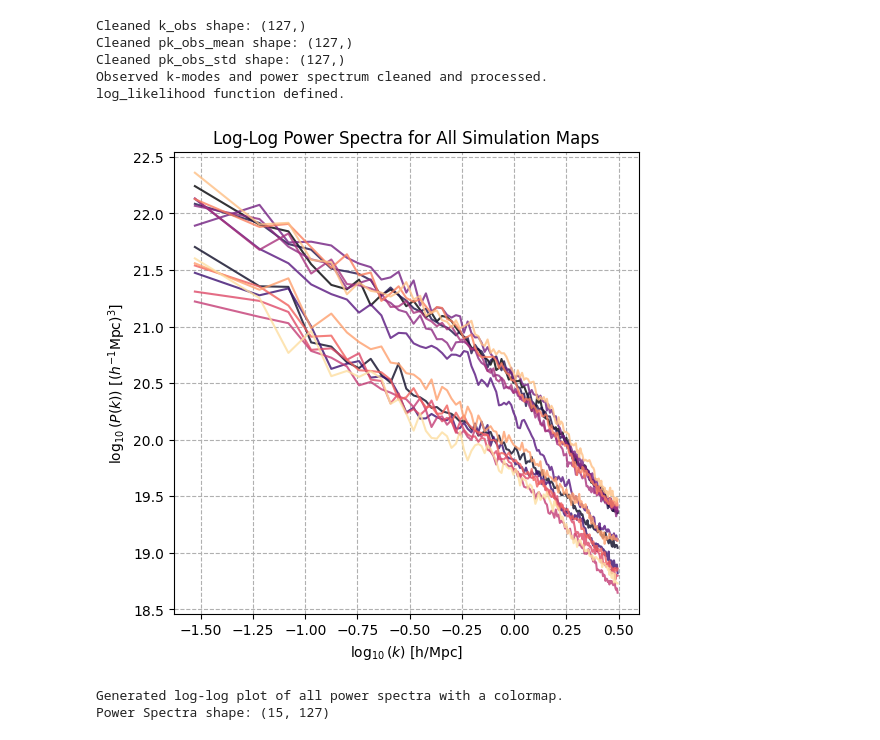
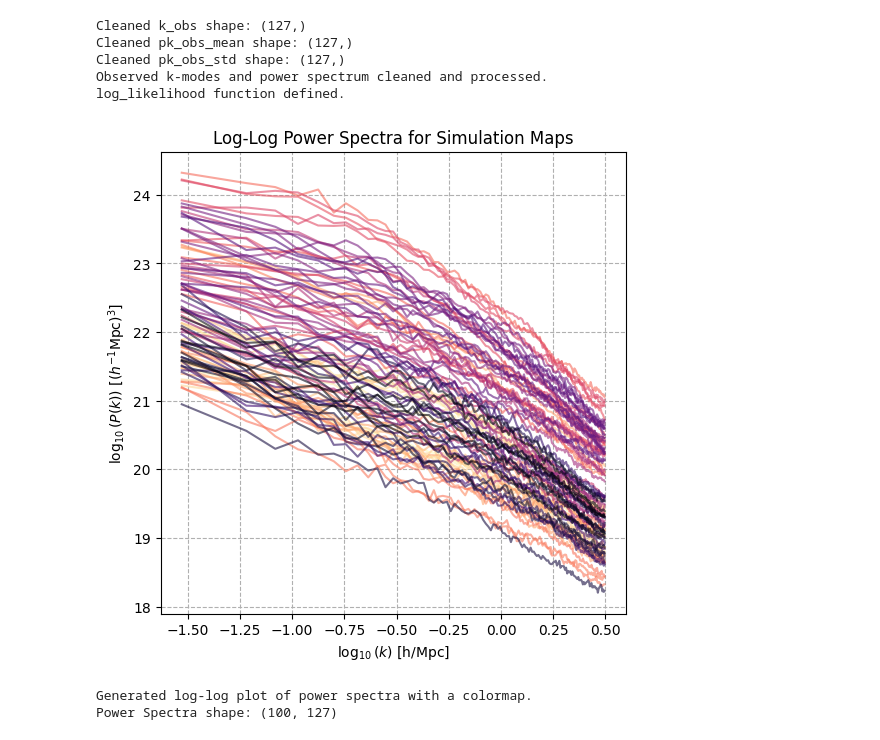
Before and after one commit to amf599-cyber/CMD_LAB7-8, a Jupyter notebook: LAB7-AFworkingcopy2.ipynb, the cells around one changed output. Saved outputs shown, nothing was run; the diff lists cells and outputs as text; code cells hidden in the pictures.

```diff
--- a/LAB7-AFworkingcopy2.ipynb
+++ b/LAB7-AFworkingcopy2.ipynb
@@ -684,7 +654,7 @@ all_power_spectra_2d = [] # Each element will be a dictionary {'k': k_modes, 'Pk
 print(f"Calculating 2D power spectra for {total_maps} maps...")
 
 # 4. Loop through each map in the `maps` array
-for i in range(15):
+for i in range(100):
     map_data = maps[i]
 
     # a. Create an ArrayMesh object from the current map
@@ -917,23 +887,23 @@ log_likelihood function defined.
 # %%
 # Plotting power spectra from cleaned sample
 plt.figure(figsize=(6, 6))
 
-cmap = plt.cm.magma
-#cmap = cmap_0.reversed()
+cmap_0 = plt.cm.magma
+cmap = cmap_0.reversed()
 
 for i in range(all_pk_values.shape[0]):
     plt.plot(np.log10(k_bins_common), np.log10(all_pk_values[i, :]),
-             alpha=0.8, color=cmap(i / all_pk_values.shape[0]))
+             alpha=0.6, color=cmap(i / all_pk_values.shape[0]))
 
 plt.xlabel(r'$\log_{10}(k)$ [h/Mpc]')
 plt.ylabel(r'$\log_{10}(P(k))$ [($h^{-1}$Mpc)$^3$]')
-plt.title('Log-Log Power Spectra for All Simulation Maps')
+plt.title('Log-Log Power Spectra for Simulation Maps')
 plt.grid(True, linestyle='--', alpha=1)
 plt.show()
 
-print("Generated log-log plot of all power spectra with a colormap.")
+print("Generated log-log plot of power spectra with a colormap.")
 print(f"Power Spectra shape: {all_pk_values.shape}")
 # %% [output]
-[figure, old version]
+[figure, new version]
-Generated log-log plot of all power spectra with a colormap.
-Power Spectra shape: (15, 127)
+Generated log-log plot of power spectra with a colormap.
+Power Spectra shape: (100, 127)
```
Also changed, not shown: parts of 8 cells of this notebook.
